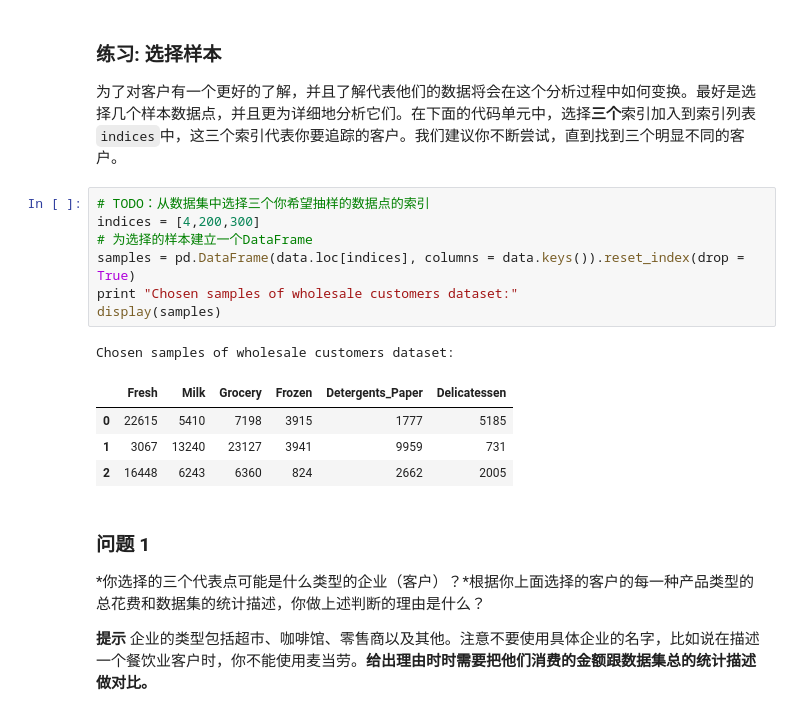
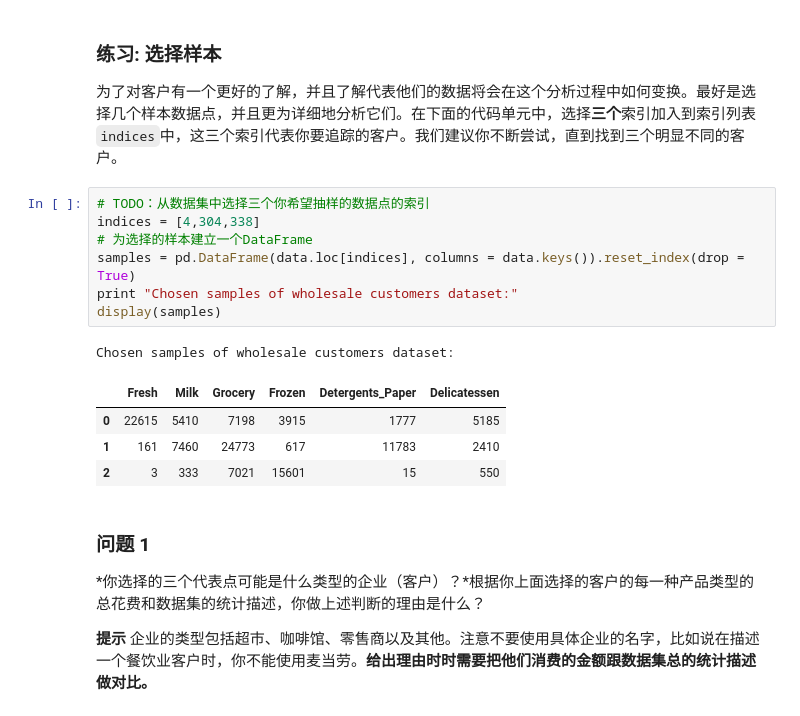
Before and after one commit to Jenson-Z/machine-learning, a Jupyter notebook: projects/creating_customer_segments/customer_segments.ipynb, the cells around one changed output. Drawn from its saved outputs; the diff is of its cells as text.

```diff
--- a/projects/creating_customer_segments/customer_segments.ipynb
+++ b/projects/creating_customer_segments/customer_segments.ipynb
@@ -62,17 +59,17 @@ display(data.describe())
 为了对客户有一个更好的了解，并且了解代表他们的数据将会在这个分析过程中如何变换。最好是选择几个样本数据点，并且更为详细地分析它们。在下面的代码单元中，选择**三个**索引加入到索引列表`indices`中，这三个索引代表你要追踪的客户。我们建议你不断尝试，直到找到三个明显不同的客户。
 # %%
 # TODO：从数据集中选择三个你希望抽样的数据点的索引
-indices = [4,200,300]
+indices = [4,304,338]
 # 为选择的样本建立一个DataFrame
 samples = pd.DataFrame(data.loc[indices], columns = data.keys()).reset_index(drop = True)
 print "Chosen samples of wholesale customers dataset:"
 display(samples)
 # %% [output]
 Chosen samples of wholesale customers dataset:
 |  | Fresh | Milk | Grocery | Frozen | Detergents_Paper | Delicatessen |
 | 0 | 22615 | 5410 | 7198 | 3915 | 1777 | 5185 |
-| 1 | 3067 | 13240 | 23127 | 3941 | 9959 | 731 |
-| 2 | 16448 | 6243 | 6360 | 824 | 2662 | 2005 |
+| 1 | 161 | 7460 | 24773 | 617 | 11783 | 2410 |
+| 2 | 3 | 333 | 7021 | 15601 | 15 | 550 |
 # %% [markdown]
 ### 问题 1
 *你选择的三个代表点可能是什么类型的企业（客户）？*根据你上面选择的客户的每一种产品类型的总花费和数据集的统计描述，你做上述判断的理由是什么？
```
Also changed, not shown: parts of 32 cells of this notebook, 1 other file.
